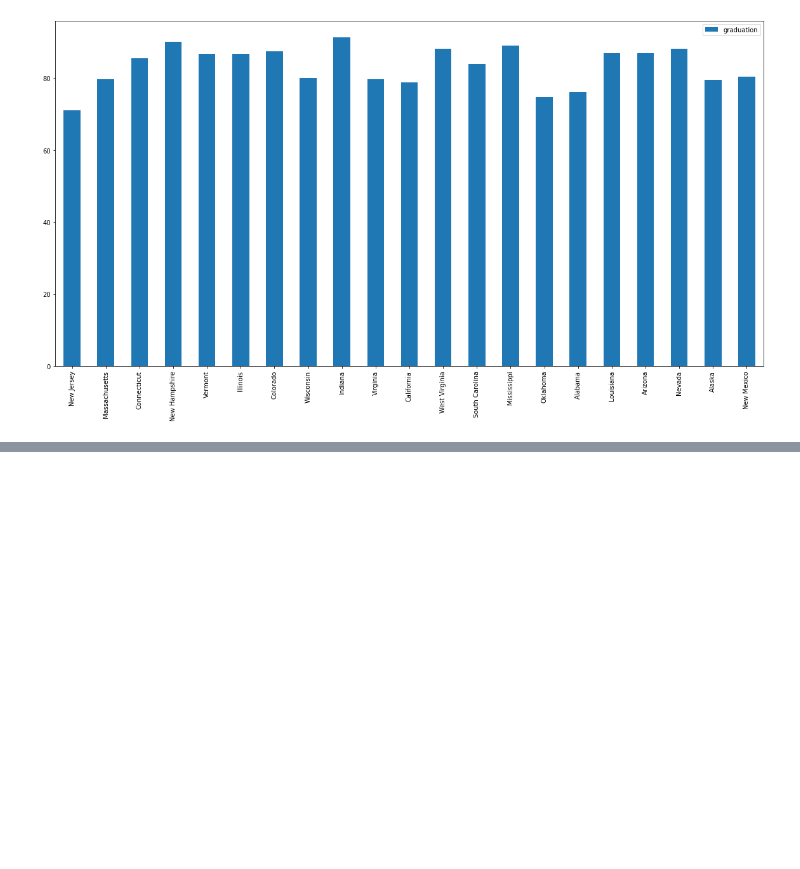
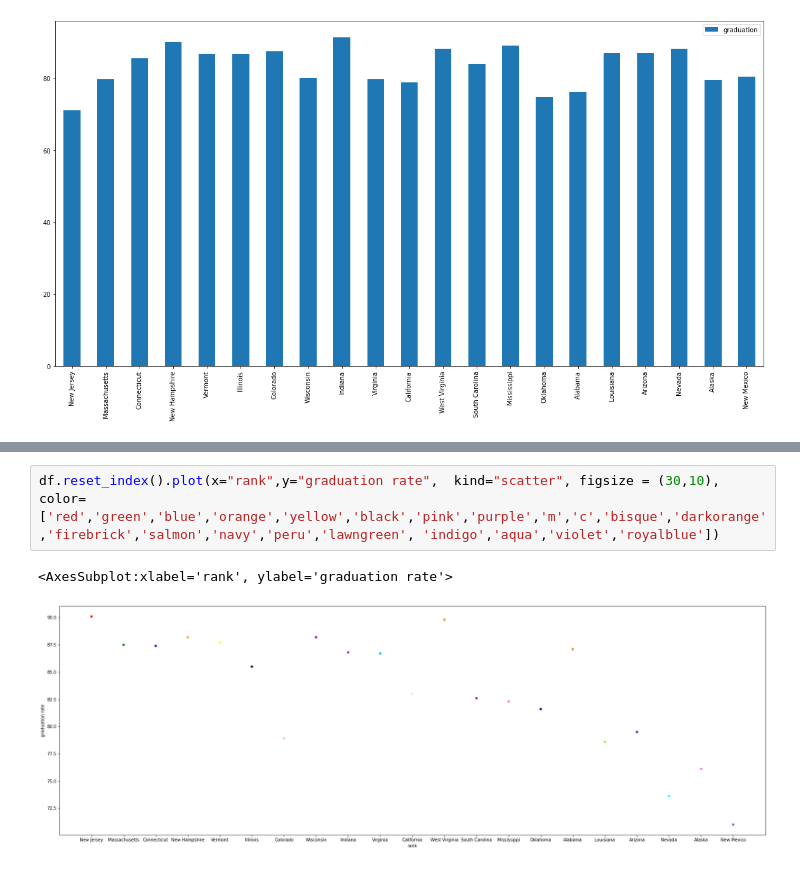
Before and after one commit to gtaraboletti/uncc_project1, a Jupyter notebook: ADproject1finalcode.ipynb, the cells around one changed output, grey strips where cells are left out. Cells and saved outputs as stored; diff of their text form; blank space fills up the shorter version.

```diff
--- a/ADproject1finalcode.ipynb
+++ b/ADproject1finalcode.ipynb
@@ -170,0 +199,5 @@ df1.plot(kind='bar', figsize = (20,10), title = "Top and Bottom 10 states base o
+# %%
+df.reset_index().plot(x="rank",y="graduation rate",  kind="scatter", figsize = (30,10), color=['red','green','blue','orange','yellow','black','pink','purple','m','c','bisque','darkorange','firebrick','salmon','navy','peru','lawngreen', 'indigo','aqua','violet','royalblue'])
+# %% [output]
+<AxesSubplot:xlabel='rank', ylabel='graduation rate'>
+[figure, added]
```
Also changed, not shown: parts of 7 cells of this notebook.
